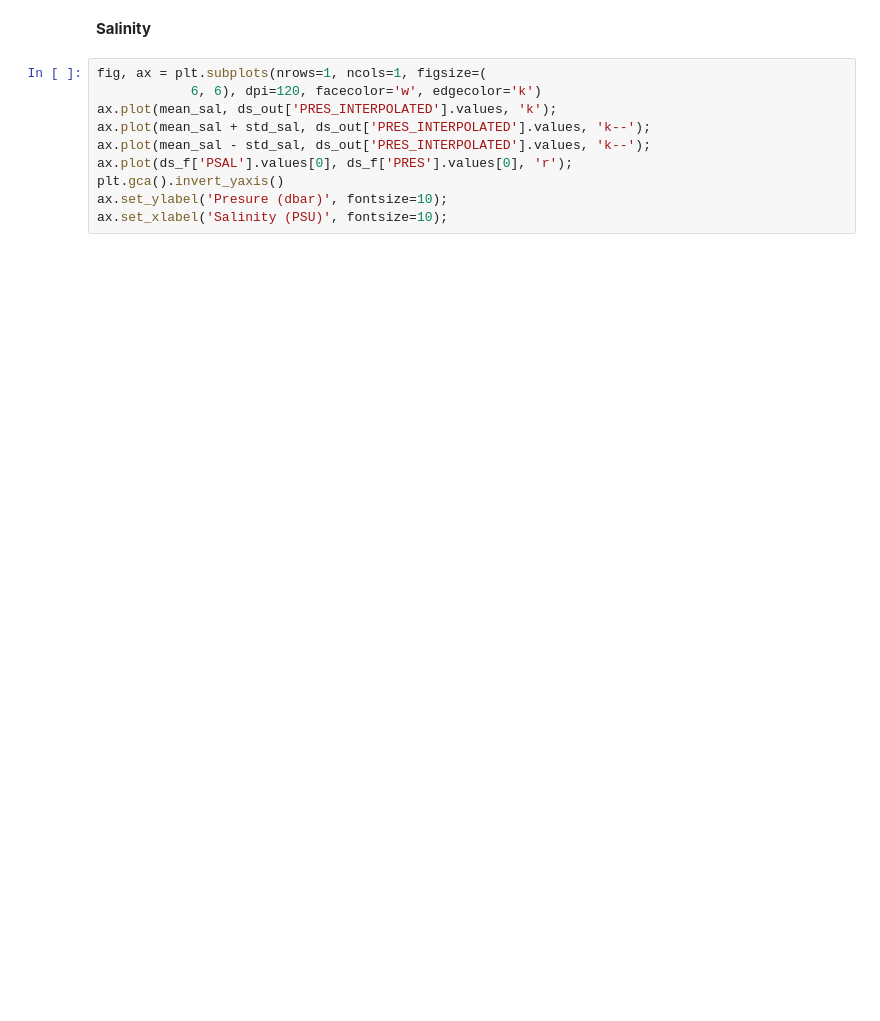
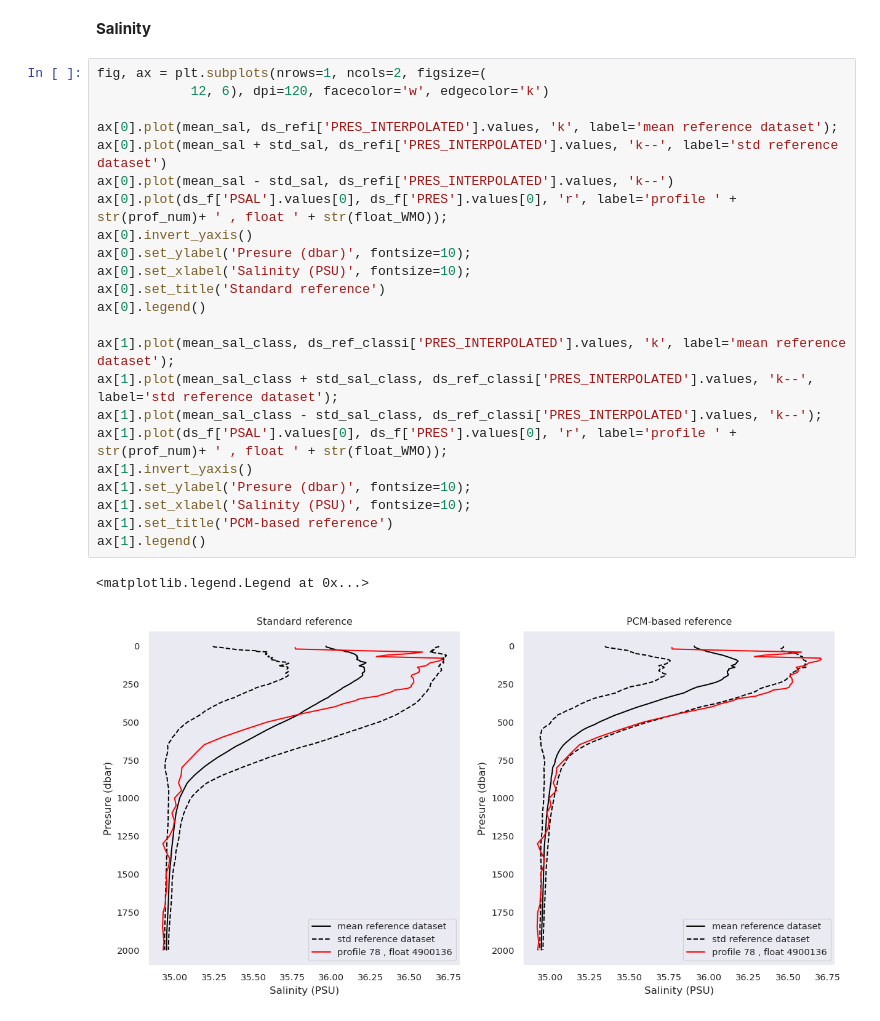
Before and after one commit to euroargodev/DMQC-PCM, a Jupyter notebook: exemples/4900136_paper/Reference_envelop_plots.ipynb, the cells around one changed output. Drawn from its saved outputs; the diff is of its cells as text; blank space fills up the shorter version.

```diff
--- a/exemples/4900136_paper/Reference_envelop_plots.ipynb
+++ b/exemples/4900136_paper/Reference_envelop_plots.ipynb
@@ -129,12 +234,28 @@ ax.set_xlabel('Potential temperature (°C)', fontsize=10);
 # %% [markdown]
 __Salinity__
-# %%
-fig, ax = plt.subplots(nrows=1, ncols=1, figsize=(
-            6, 6), dpi=120, facecolor='w', edgecolor='k')
-ax.plot(mean_sal, ds_out['PRES_INTERPOLATED'].values, 'k');
-ax.plot(mean_sal + std_sal, ds_out['PRES_INTERPOLATED'].values, 'k--');
-ax.plot(mean_sal - std_sal, ds_out['PRES_INTERPOLATED'].values, 'k--');
-ax.plot(ds_f['PSAL'].values[0], ds_f['PRES'].values[0], 'r');
-plt.gca().invert_yaxis()
-ax.set_ylabel('Presure (dbar)', fontsize=10);
-ax.set_xlabel('Salinity (PSU)', fontsize=10);
+# %%
+fig, ax = plt.subplots(nrows=1, ncols=2, figsize=(
+            12, 6), dpi=120, facecolor='w', edgecolor='k')
+
+ax[0].plot(mean_sal, ds_refi['PRES_INTERPOLATED'].values, 'k', label='mean reference dataset');
+ax[0].plot(mean_sal + std_sal, ds_refi['PRES_INTERPOLATED'].values, 'k--', label='std reference dataset')
+ax[0].plot(mean_sal - std_sal, ds_refi['PRES_INTERPOLATED'].values, 'k--')
+ax[0].plot(ds_f['PSAL'].values[0], ds_f['PRES'].values[0], 'r', label='profile ' + str(prof_num)+ ' , float ' + str(float_WMO));
+ax[0].invert_yaxis()
+ax[0].set_ylabel('Presure (dbar)', fontsize=10);
+ax[0].set_xlabel('Salinity (PSU)', fontsize=10);
+ax[0].set_title('Standard reference')
+ax[0].legend()
+
+ax[1].plot(mean_sal_class, ds_ref_classi['PRES_INTERPOLATED'].values, 'k', label='mean reference dataset');
+ax[1].plot(mean_sal_class + std_sal_class, ds_ref_classi['PRES_INTERPOLATED'].values, 'k--', label='std reference dataset');
+ax[1].plot(mean_sal_class - std_sal_class, ds_ref_classi['PRES_INTERPOLATED'].values, 'k--');
+ax[1].plot(ds_f['PSAL'].values[0], ds_f['PRES'].values[0], 'r', label='profile ' + str(prof_num)+ ' , float ' + str(float_WMO));
+ax[1].invert_yaxis()
+ax[1].set_ylabel('Presure (dbar)', fontsize=10);
+ax[1].set_xlabel('Salinity (PSU)', fontsize=10);
+ax[1].set_title('PCM-based reference')
+ax[1].legend()
+# %% [output]
+<matplotlib.legend.Legend at 0x...>
+[figure, added]
```
Also changed, not shown: parts of 22 cells of this notebook, 1 other file.
